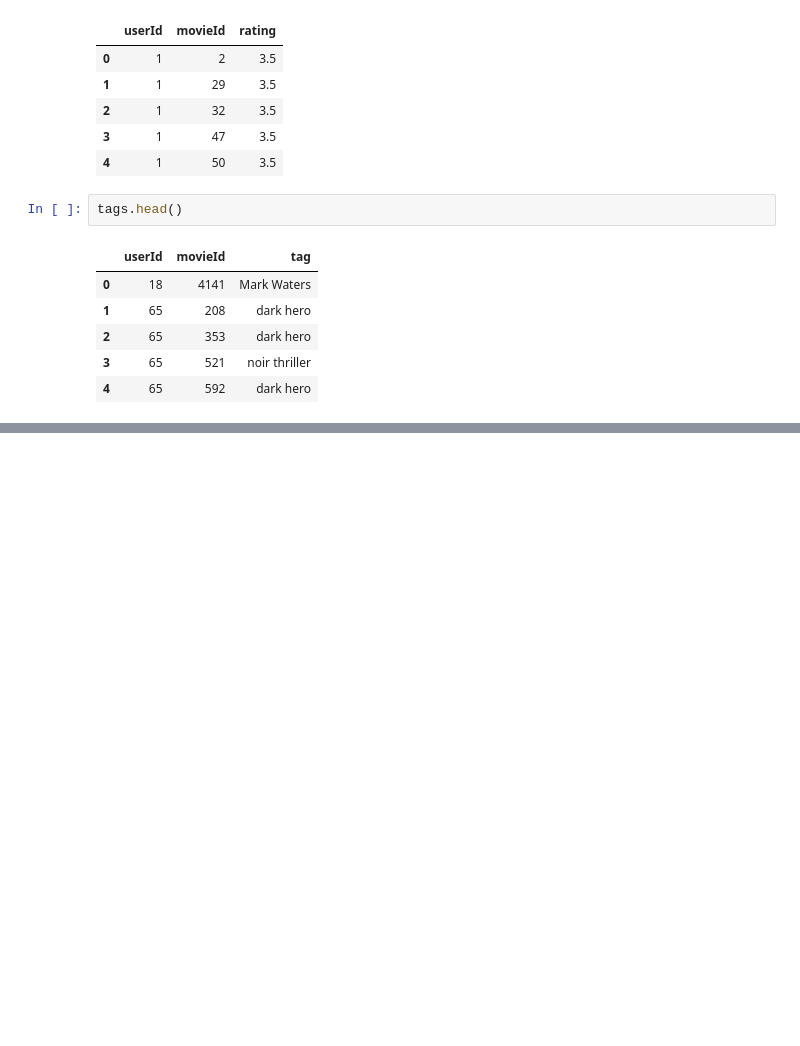
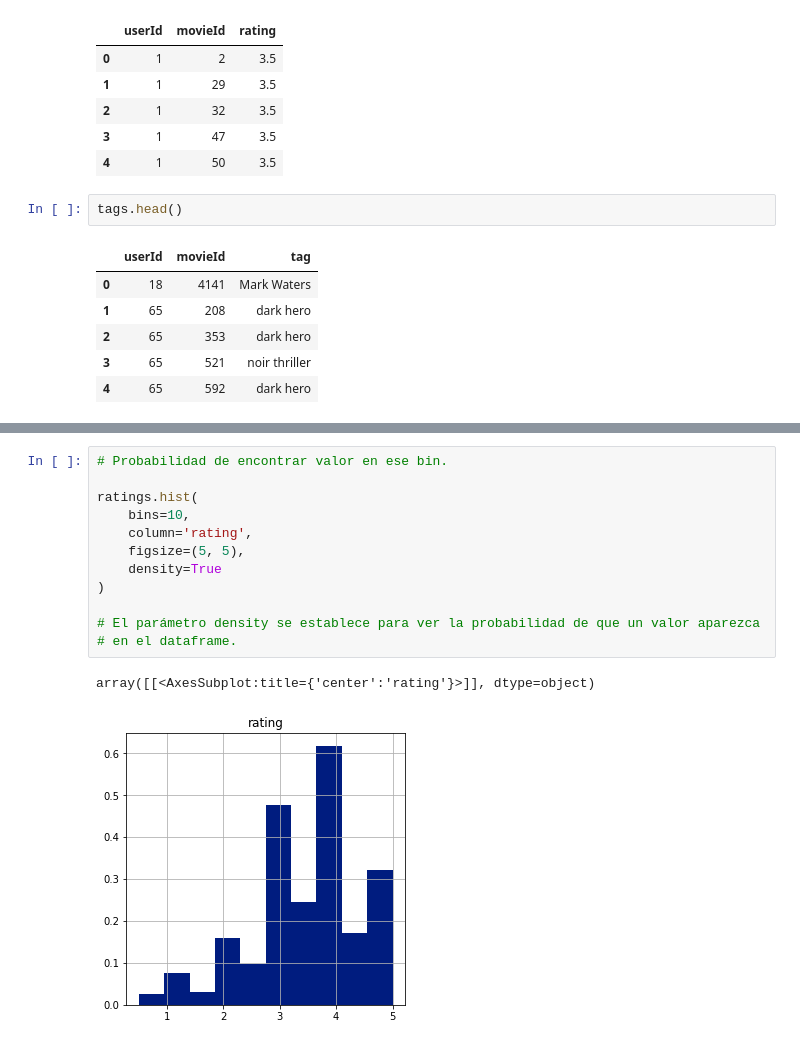
Before and after one commit to JavDomGom/machine-learning-y-redes-neuronales, a Jupyter notebook: Movilens.ipynb, the cells around one changed output, grey strips where cells are left out. Cells and saved outputs as stored; diff of their text form; blank space fills up the shorter version.

```diff
--- a/Movilens.ipynb
+++ b/Movilens.ipynb
@@ -85,0 +344,15 @@ tags.head()
+# %%
+# Probabilidad de encontrar valor en ese bin.
+
+ratings.hist(
+    bins=10,
+    column='rating',
+    figsize=(5, 5),
+    density=True
+)
+
+# El parámetro density se establece para ver la probabilidad de que un valor aparezca
+# en el dataframe.
+# %% [output]
+array([[<AxesSubplot:title={'center':'rating'}>]], dtype=object)
+[figure, added]
```
Also changed, not shown: parts of 88 cells of this notebook, 1 other file.
